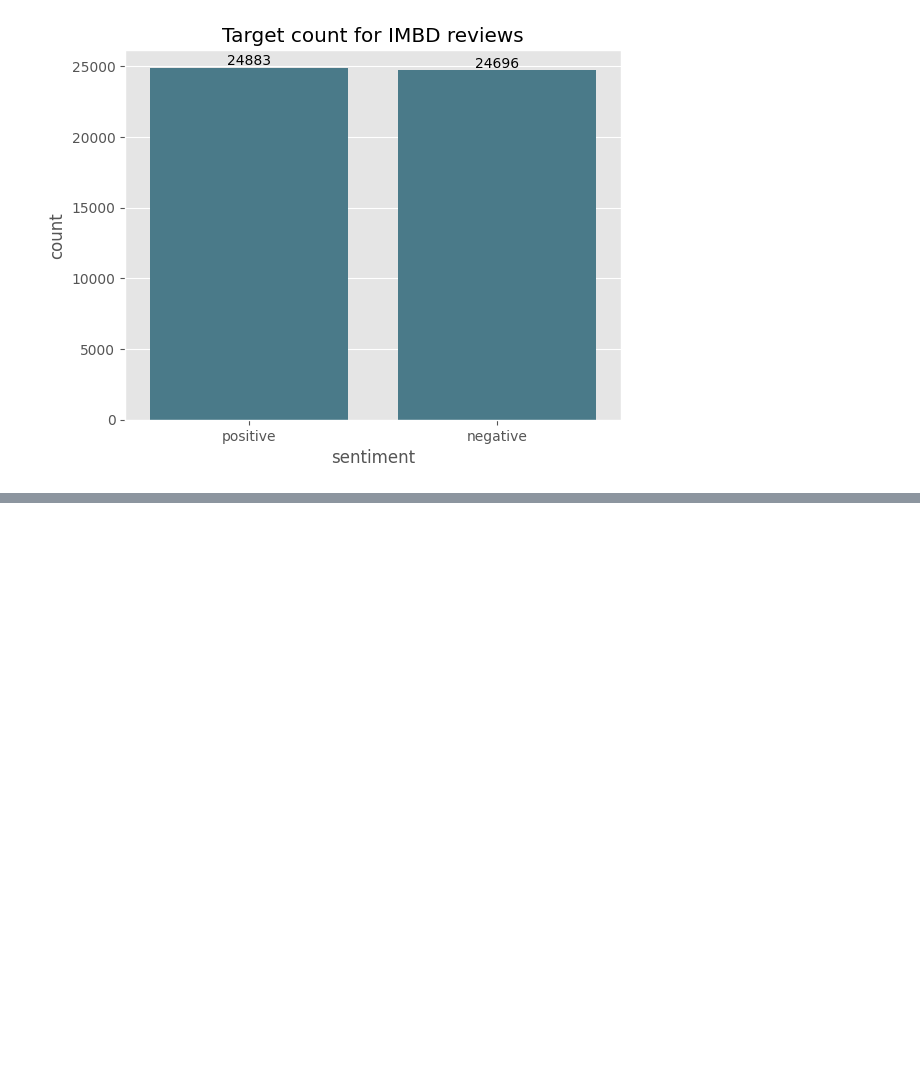
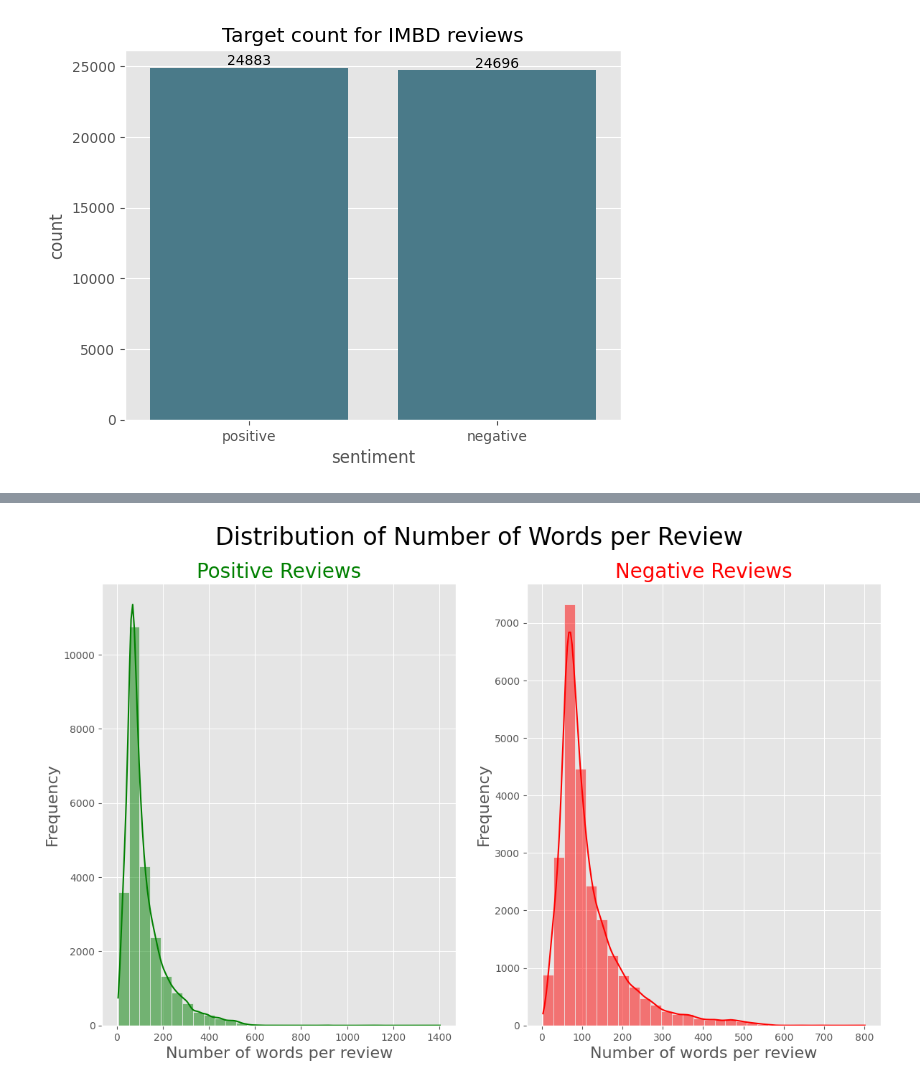
Before and after one commit to kanitvural/evolution_of_sentiment_analysis_using_imdb_dataset, a Jupyter notebook: imdb_sentiment_analysis.ipynb, the cells around one changed output, grey strips where cells are left out. Drawn from its saved outputs; the diff is of its cells as text; code cells hidden in the pictures; blank space fills up the shorter version.

```diff
--- a/imdb_sentiment_analysis.ipynb
+++ b/imdb_sentiment_analysis.ipynb
@@ -199,0 +190,22 @@ plt.show()
+# %%
+positive_reviews = df.loc[df["sentiment"]=="positive", "review"]
+negative_reviews = df.loc[df["sentiment"]=="negative", "review"]
+# %%
+fig, (ax1, ax2) = plt.subplots(1, 2, figsize=(14, 8))
+
+positive_word_counts = positive_reviews.str.split().apply(len)
+sns.histplot(positive_word_counts, ax=ax1, bins=30, kde=True, color="green")
+ax1.set_title("Positive Reviews", fontsize=20, color="green")
+ax1.set_xlabel("Number of words per review", fontsize=16)
+ax1.set_ylabel("Frequency", fontsize=16)
+
+negative_word_counts = negative_reviews.str.split().apply(len)
+sns.histplot(negative_word_counts, ax=ax2, bins=30, kde=True, color="red")
+ax2.set_title("Negative Reviews", fontsize=20, color="red")
+ax2.set_xlabel("Number of words per review", fontsize=16)
+ax2.set_ylabel("Frequency", fontsize=16)
+
+fig.suptitle("Distribution of Number of Words per Review", fontsize=24)
+plt.show()
+# %% [output]
+[figure, added]
```
Also changed, not shown: parts of 35 cells of this notebook, 2 other files.
